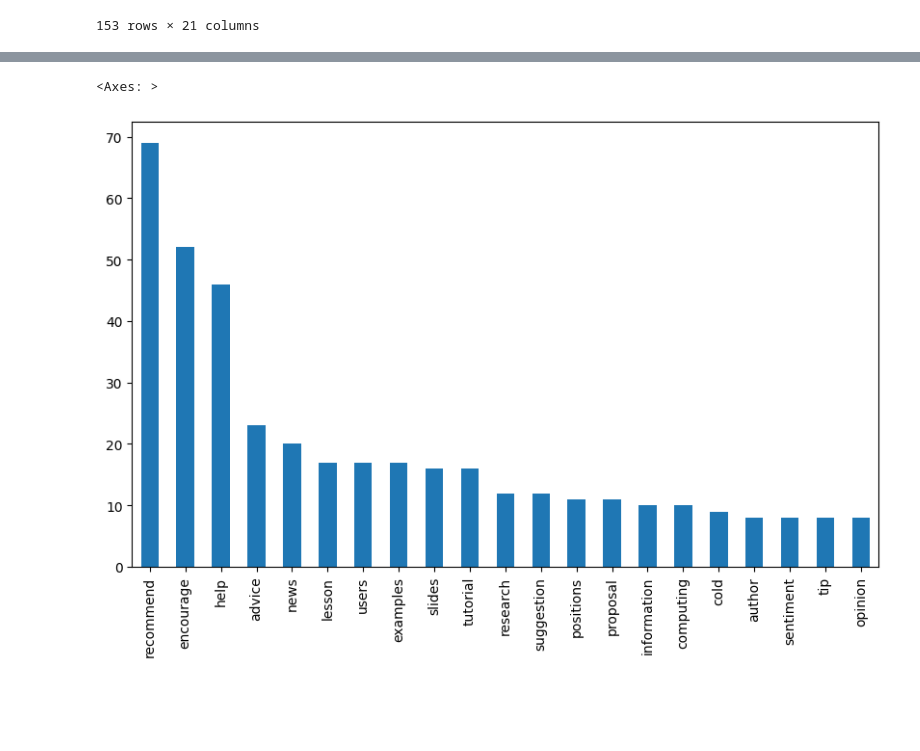
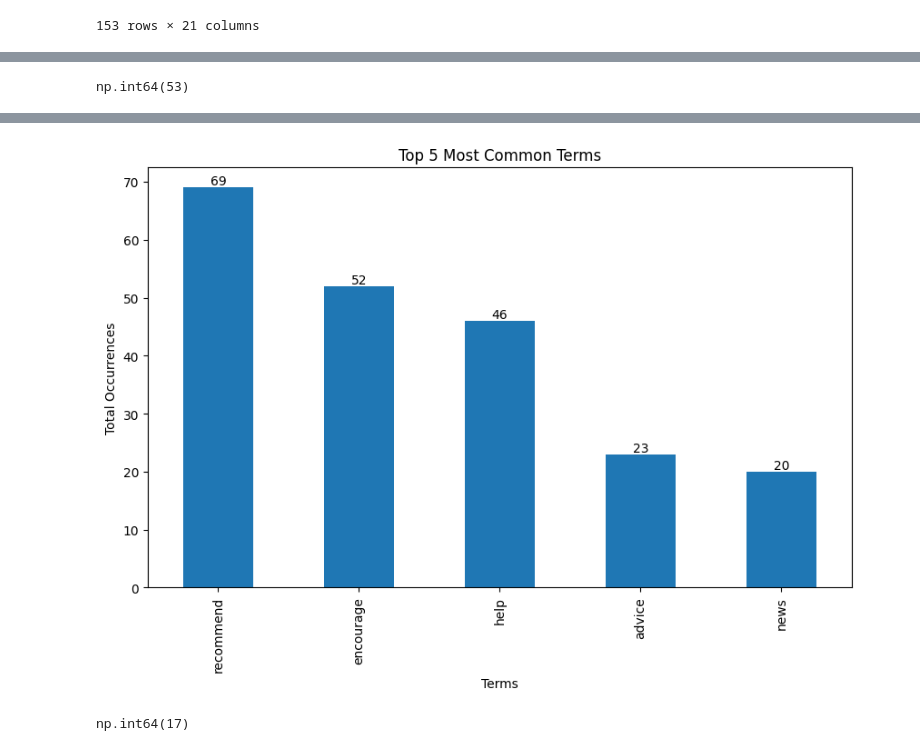
Before and after one commit to Clara-Lyngeraa/DA-Terms, a Jupyter notebook: Assignment_1.ipynb, the cells around one changed output, grey strips where cells are left out. Drawn from its saved outputs; the diff is of its cells as text; code cells hidden in the pictures; blank space fills up the shorter version.

```diff
--- a/Assignment_1.ipynb
+++ b/Assignment_1.ipynb
@@ -25 +39,6 @@ terms_df
+# %%
+# Are there any duplicated rows?
+terms_df.duplicated().sum()
+# %% [output]
+np.int64(53)
 # %%
@@ -44,7 +64,16 @@ tip             8
 opinion         8
 dtype: int64
 # %%
-term_totals.plot(kind='bar', figsize=(10, 6))
+term_totals[:5].plot(kind='bar' , figsize=(10, 6))
+plt.title("Top 5 Most Common Terms")
+plt.xlabel("Terms")
+plt.ylabel("Total Occurrences")
+for index, value in enumerate(term_totals[:5]):
+    plt.text(index, value, str(value), ha='center', va='bottom')
+plt.show()
 # %% [output]
-<Axes: >
-[figure, old version]
+[figure, new version]
+# %%
+terms_df.lesson.sum()
+# %% [output]
+np.int64(17)
```
Also changed, not shown: parts of 9 cells of this notebook, 1 other file.
